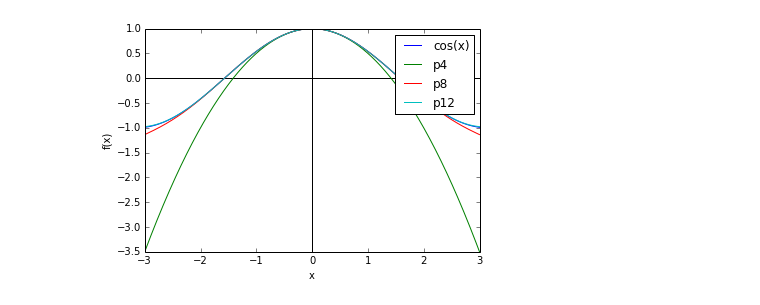
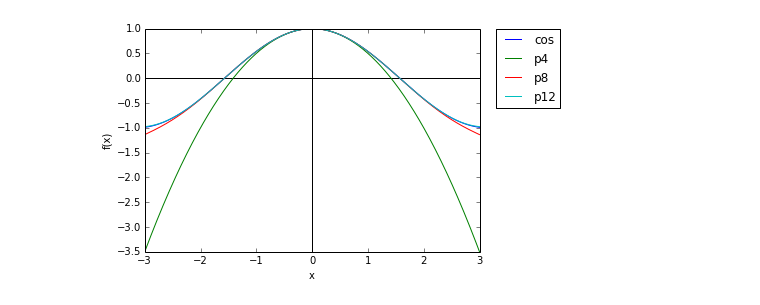
Before and after one commit to TaylorEllington/ScientificHPC, a Jupyter notebook: Project_1/src/proj1_a.ipynb, the cells around one changed output. Cells and saved outputs as stored; diff of their text form; code cells hidden in the pictures.

```diff
--- a/Project_1/src/proj1_a.ipynb
+++ b/Project_1/src/proj1_a.ipynb
@@ -62,25 +53,25 @@ print len(err8)
 # %%
 %matplotlib inline
 
 import matplotlib.pyplot as plt
 import numpy as np
 
 plt.axhline(0, color='black')
 plt.axvline(0, color='black')
 
 plt.ylabel( 'f(x)' )
 plt.xlabel( 'x'  )
 
 plt.plot(z, f, label='cos')
 plt.plot(z, p4, label='p4')
 plt.plot(z, p8, label='p8')
 plt.plot(z, p12, label='p12')
-plt.legend()
+plt.legend(bbox_to_anchor=(1.05, 1), loc=2, borderaxespad=0.)
 
 
 plt.show()
 # %% [output]
-[figure, old version]
+[figure, new version]
 # %%
 %matplotlib inline
 
```
Also changed, not shown: parts of 2 cells of this notebook, 3 other files.
